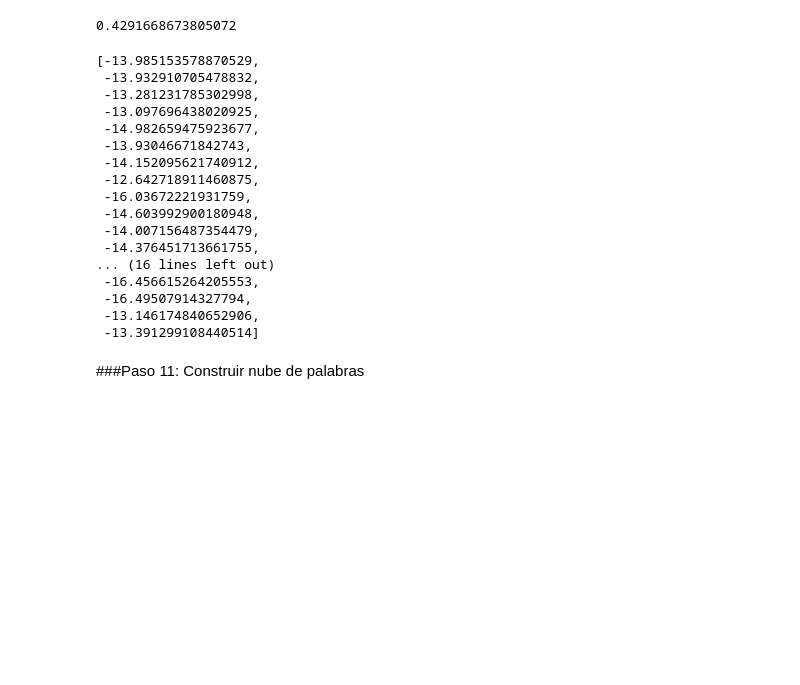
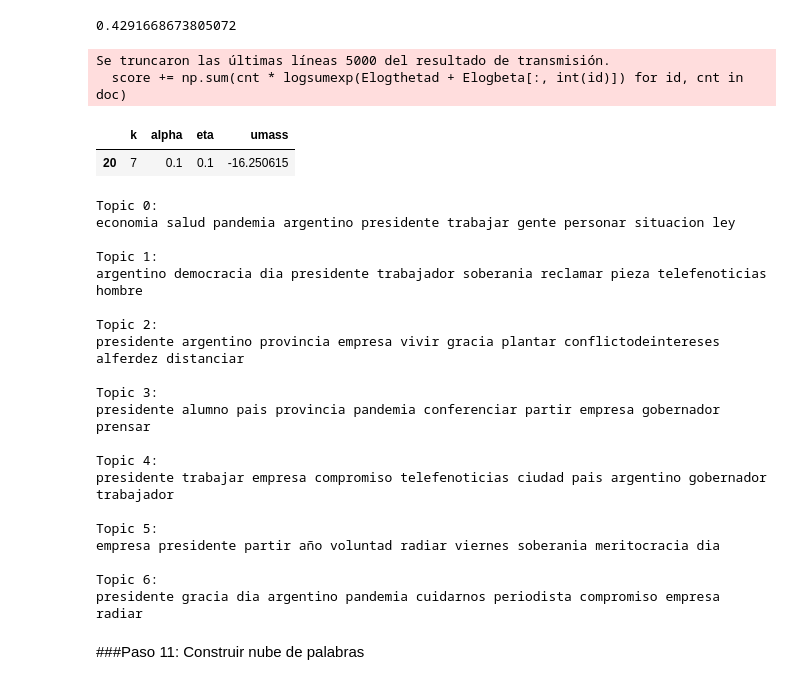
Before and after one commit to guillermohenrion/Social-Network-Analytics, a Jupyter notebook: Análisis_de_texto_y_redes_en_tweet.ipynb, the cells around one changed output. Drawn from its saved outputs; the diff is of its cells as text; code cells hidden in the pictures; blank space fills up the shorter version.

```diff
--- a/Análisis_de_texto_y_redes_en_tweet.ipynb
+++ b/Análisis_de_texto_y_redes_en_tweet.ipynb
@@ -412,32 +412,17 @@ min_topics = 2
 max_topics = 10
 step_size = 1
 topics_range = range(min_topics, max_topics, step_size)
-alpha = list(np.arange(0.1, 1, 0.5))
+alpha = list(np.arange(0.01, 1, 0.3))
 #alpha.append('symmetric')
 #alpha.append('asymmetric')
-beta = list(np.arange(0.1, 1, 0.5))
+beta = list(np.arange(0.01, 1, 0.3))
 #beta.append('symmetric')
 
 cv_list=[]
 for k in topics_range:
     for a in alpha:
         for b in beta:
-            cv_list.append(compute_coherence_values(corpus=corpus, dictionary=dictionary, k=k, a=a, b=b))
+            cv_list.append([k, a, b, compute_coherence_values(corpus=corpus, dictionary=dictionary, k=k, a=a, b=b)])
 # %% [output]
-[-13.985153578870529,
- -13.932910705478832,
- -13.281231785302998,
- -13.097696438020925,
- -14.982659475923677,
- -13.93046671842743,
- -14.152095621740912,
- -12.642718911460875,
- -16.03672221931759,
- -14.603992900180948,
- -14.007156487354479,
- -14.376451713661755,
-... (16 lines left out)
- -16.456615264205553,
- -16.49507914327794,
- -13.146174840652906,
- -13.391299108440514]
+Se truncaron las últimas líneas 5000 del resultado de transmisión.
+  score += np.sum(cnt * logsumexp(Elogthetad + Elogbeta[:, int(id)]) for id, cnt in doc)
@@ -446,3 +429,43 @@ x=range()
+# %%
+cv=pd.DataFrame(cv_list)
+cv.columns=['k','alpha', 'eta', 'umass']
+cv.head()
+cvk=cv.groupby(['k']).mean()['umass']
+cvk.plot()
+
+min=cv['umass'].min()
+cv[cv['umass']==min]
+# %% [output]
+|  | k | alpha | eta | umass |
+| 20 | 7 | 0.1 | 0.1 | -16.250615 |
+# %%
+lda_model = gensim.models.LdaModel(corpus=corpus,
+                                       id2word=dictionary,
+                                       num_topics=7,
+                                       alpha=0.1,
+                                       eta=0.1)
+display_topics(lda_model)
+# %% [output]
+Topic 0:
+economia salud pandemia argentino presidente trabajar gente personar situacion ley
+
+Topic 1:
+argentino democracia dia presidente trabajador soberania reclamar pieza telefenoticias hombre
+
+Topic 2:
+presidente argentino provincia empresa vivir gracia plantar conflictodeintereses alferdez distanciar
+
+Topic 3:
+presidente alumno pais provincia pandemia conferenciar partir empresa gobernador prensar
+
+Topic 4:
+presidente trabajar empresa compromiso telefenoticias ciudad pais argentino gobernador trabajador
+
+Topic 5:
+empresa presidente partir año voluntad radiar viernes soberania meritocracia dia
+
+Topic 6:
+presidente gracia dia argentino pandemia cuidarnos periodista compromiso empresa radiar
 # %% [markdown]
 ###Paso 11: Construir nube de palabras
 # %%
```
Also changed, not shown: parts of 1 cell of this notebook.
